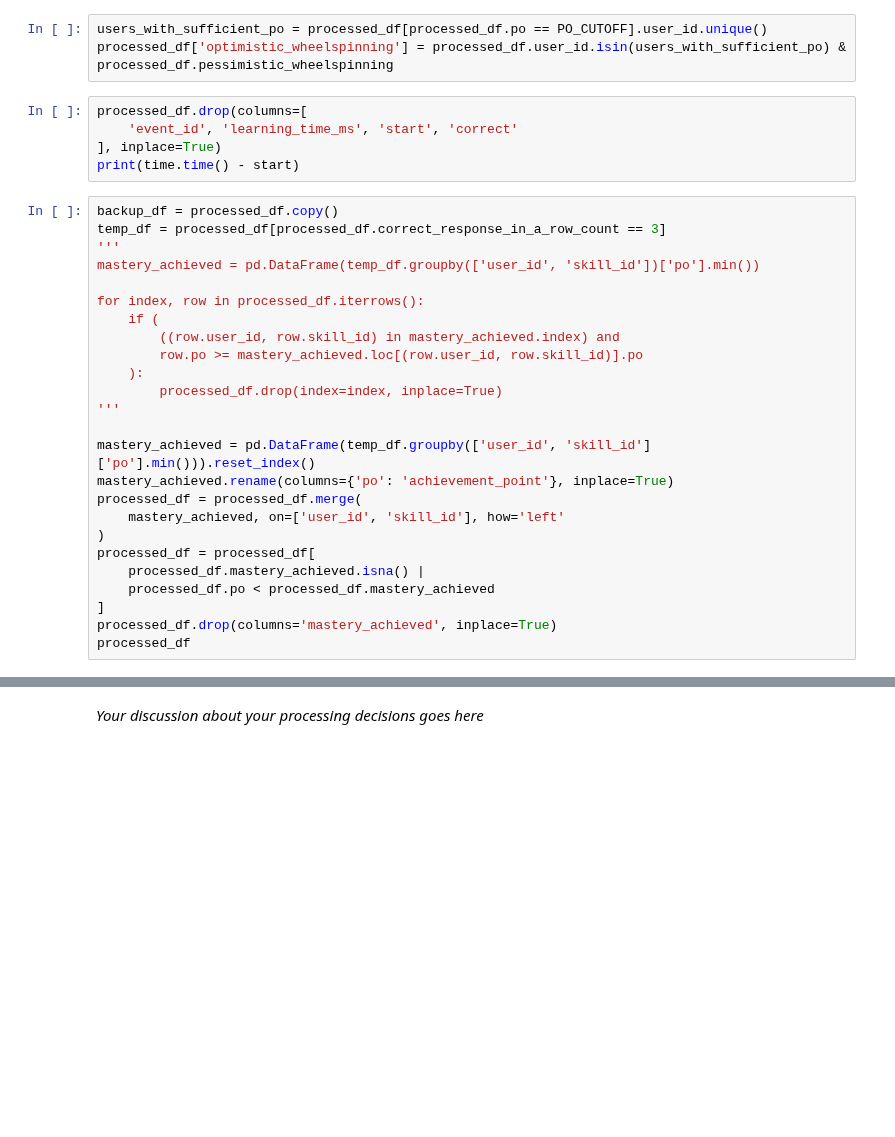
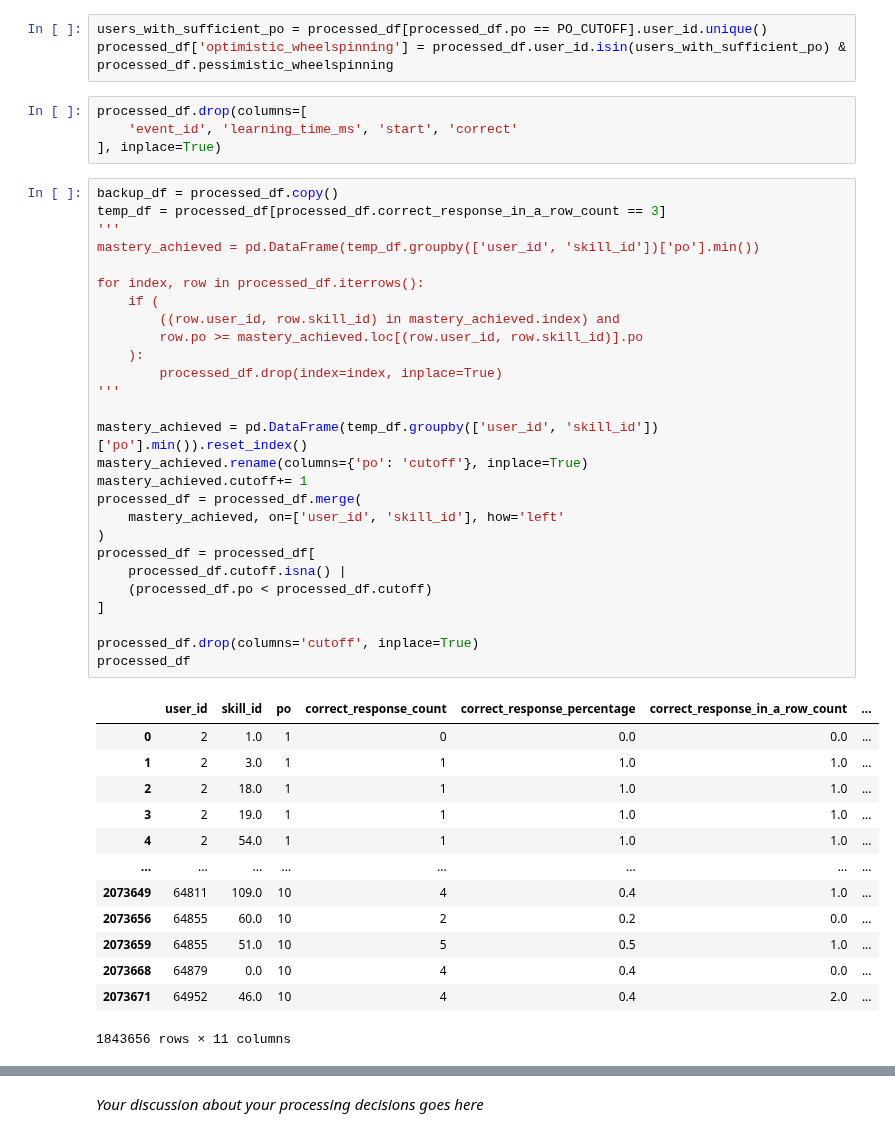
Before and after one commit to odudler/mlbd2023, a Jupyter notebook: m4_calcularis_report.ipynb, the cells around one changed output, grey strips where cells are left out. Saved outputs shown, nothing was run; the diff lists cells and outputs as text; blank space fills up the shorter version.

```diff
--- a/m4_calcularis_report.ipynb
+++ b/m4_calcularis_report.ipynb
@@ -284,31 +320,46 @@ processed_df['optimistic_wheelspinning'] = processed_df.user_id.isin(users_with_
 processed_df.drop(columns=[
     'event_id', 'learning_time_ms', 'start', 'correct'
 ], inplace=True)
-print(time.time() - start)
 # %%
 backup_df = processed_df.copy()
 temp_df = processed_df[processed_df.correct_response_in_a_row_count == 3]
 '''
 mastery_achieved = pd.DataFrame(temp_df.groupby(['user_id', 'skill_id'])['po'].min())
 
 for index, row in processed_df.iterrows():
     if (
         ((row.user_id, row.skill_id) in mastery_achieved.index) and
         row.po >= mastery_achieved.loc[(row.user_id, row.skill_id)].po
     ):
         processed_df.drop(index=index, inplace=True)
 '''
 
-mastery_achieved = pd.DataFrame(temp_df.groupby(['user_id', 'skill_id']['po'].min())).reset_index()
-mastery_achieved.rename(columns={'po': 'achievement_point'}, inplace=True)
+mastery_achieved = pd.DataFrame(temp_df.groupby(['user_id', 'skill_id'])['po'].min()).reset_index()
+mastery_achieved.rename(columns={'po': 'cutoff'}, inplace=True)
+mastery_achieved.cutoff+= 1
 processed_df = processed_df.merge(
     mastery_achieved, on=['user_id', 'skill_id'], how='left'
 )
 processed_df = processed_df[
-    processed_df.mastery_achieved.isna() |
-    processed_df.po < processed_df.mastery_achieved
+    processed_df.cutoff.isna() |
+    (processed_df.po < processed_df.cutoff)
 ]
-processed_df.drop(columns='mastery_achieved', inplace=True)
+
+processed_df.drop(columns='cutoff', inplace=True)
 processed_df
+# %% [output]
+|  | user_id | skill_id | po | correct_response_count | correct_response_percentage | correct_response_in_a_row_count | ... |
+| 0 | 2 | 1.0 | 1 | 0 | 0.0 | 0.0 | ... |
+| 1 | 2 | 3.0 | 1 | 1 | 1.0 | 1.0 | ... |
+| 2 | 2 | 18.0 | 1 | 1 | 1.0 | 1.0 | ... |
+| 3 | 2 | 19.0 | 1 | 1 | 1.0 | 1.0 | ... |
+| 4 | 2 | 54.0 | 1 | 1 | 1.0 | 1.0 | ... |
+| ... | ... | ... | ... | ... | ... | ... | ... |
+| 2073649 | 64811 | 109.0 | 10 | 4 | 0.4 | 1.0 | ... |
+| 2073656 | 64855 | 60.0 | 10 | 2 | 0.2 | 0.0 | ... |
+| 2073659 | 64855 | 51.0 | 10 | 5 | 0.5 | 1.0 | ... |
+| 2073668 | 64879 | 0.0 | 10 | 4 | 0.4 | 0.0 | ... |
+| 2073671 | 64952 | 46.0 | 10 | 4 | 0.4 | 2.0 | ... |
+1843656 rows × 11 columns
 # %%
 backup_df[backup_df.user_id == 865]
```
Also changed, not shown: parts of 9 cells of this notebook.
